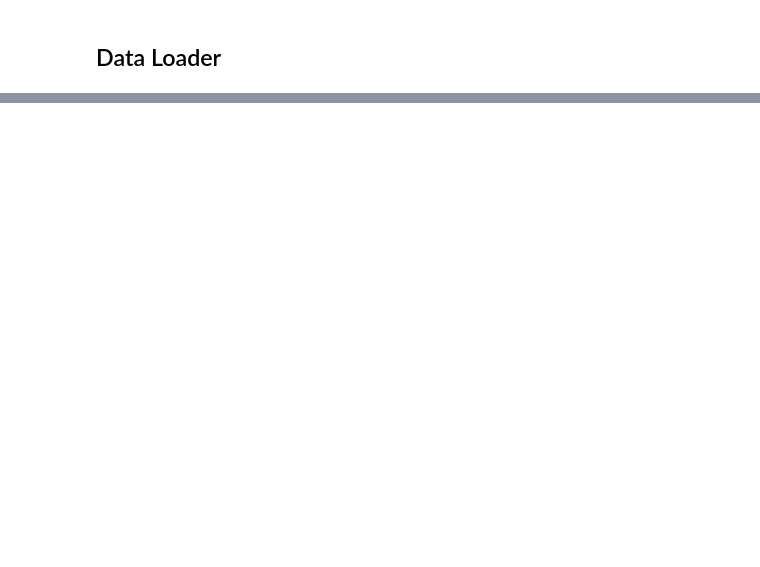
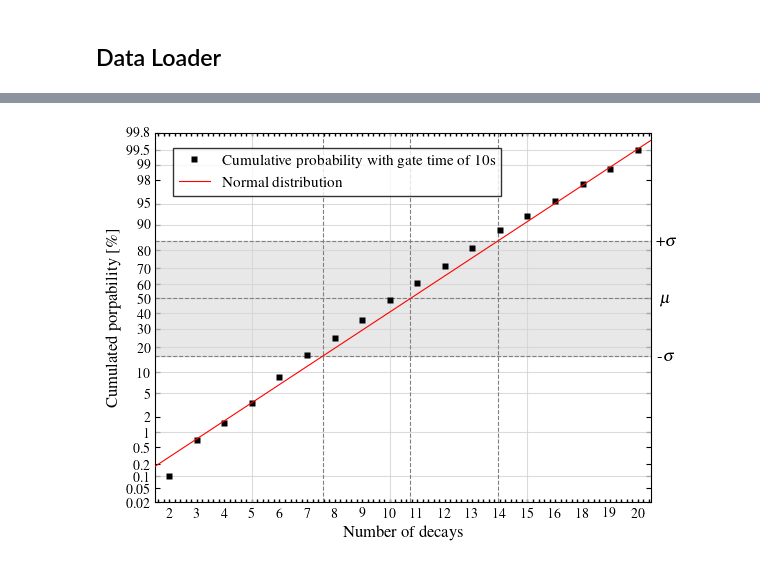
Before and after one commit to dantona02/C2lab, a Jupyter notebook: C46.ipynb, the cells around one changed output, grey strips where cells are left out. Drawn from its saved outputs; the diff is of its cells as text; code cells hidden in the pictures; blank space fills up the shorter version.

```diff
--- a/C46.ipynb
+++ b/C46.ipynb
@@ -35,0 +115,7 @@ np.mean([min(voltage[:,0][7:]), max(voltage[:,0][7:])])
+# %%
+probs = counts / np.sum(counts)
+mean = np.sum(bins * probs)
+std_dev = np.sqrt(np.sum((bins-mean)**2 * probs))
+std_err = std_dev / np.sqrt(np.sum(counts))
+print(f'Mean: {mean:.2f} ± {std_err:.2f}')
+print(f'Std. deviation: {std_dev}')
@@ -35,0 +275,11 @@ np.mean([min(voltage[:,0][7:]), max(voltage[:,0][7:])])
+# %%
+probs_cum = np.cumsum(probs)
+xes = norm.ppf(probs_cum, loc=lam, scale=std_dev)
+theo_cdf = norm.cdf(bins, lam, std_dev)
+# %%
+x_norm = np.linspace(0,21,1000)
+norm_ideal = norm.cdf(x_norm, lam, std_dev)
+# %%
+normal = norm(loc=lam, scale=std_dev)
+probs_cum
+stats.pearsonr(probs_cum, theo_cdf)
@@ -35,0 +288,68 @@ np.mean([min(voltage[:,0][7:]), max(voltage[:,0][7:])])
+# %%
+fig, ax = plt.subplots(dpi=100)
+
+plt.rcParams["font.family"] = "times"
+plt.rcParams["text.usetex"] = True
+
+
+bin_list = ['2','3','4','5','6','7','8','9','10','11','12','13','14','15','16','18','19','20']
+ax.set_xticks(np.arange(2,20,1))
+ax.set_xticklabels(bin_list)
+
+x_lines = [5,10,15,20]
+y_lines = [.1,1,5,10,20,30,40,50,60,70,80,90,95,99,99.5]
+for x in x_lines:
+    ax.axvline(x, color='lightgray', linestyle='-', alpha=.8, linewidth=.8)
+for y in y_lines:
+    ax.axhline(y, color='lightgray', linestyle='-', alpha=.8, linewidth=.8)
+for i in [mean-std_dev, mean, mean+std_dev]:
+    ax.axvline(i, color='gray', linestyle='--', alpha=1, linewidth=.8)
+for i in [norm.cdf(mean-std_dev, lam, std_dev) * 100, norm.cdf(mean, lam, std_dev) * 100, norm.cdf(mean+std_dev, lam, std_dev) * 100]:
+    ax.axhline(i, color='gray', linestyle='--', alpha=1, linewidth=.8)
+
+ax.text(20, 50, r'$\mu$', ha='center', va='center', fontsize=12)
+ax.text(20, norm.cdf(mean-std_dev, lam, std_dev) * 100, r'-$\sigma$', ha='center', va='center', fontsize=12)
+ax.text(20, norm.cdf(mean+std_dev, lam, std_dev) * 100, r'+$\sigma$', ha='center', va='center', fontsize=12)
+
+ax.fill_between(np.linspace(0,21,1000), norm.cdf(mean-std_dev, lam, std_dev) * 100, norm.cdf(mean+std_dev, lam, std_dev) * 100, color='lightgray', alpha=0.5)
+
+ax.set_yscale('prob', dist=normal)
+ax.errorbar(bins[:-1], probs_cum[:-1] * 100,
+            capsize=4,
+            xerr=None, yerr=None,
+            ecolor='black',
+            elinewidth=.6,
+            capthick=.6,
+            markersize=4, fmt="s",
+            markeredgecolor='none', c="black",
+            label=f'Cumulative probability with gate time of 10s',
+            zorder=2)
+ax.plot(x_norm, norm_ideal * 100,
+        c='red',
+        linewidth=.8,
+        label='Normal distribution',
+        zorder=3)
+ax.set_ylim(0.02, 99.8)
+ax.set_xlim(1.5, 19.5)
+ax.set_ylabel(r'Cumulated porpability [$\%$]', fontsize=12)
+ax.set_xlabel('Number of decays', fontsize=12)
+ax.tick_params(axis='x', which='both',direction='in', labelsize=10, width=1, length=2, bottom=True, top=True)
+ax.tick_params(axis='y', which='both',direction='in', labelsize=10, left=True, right=True)
+
+ax.xaxis.set_minor_locator(AutoMinorLocator(5))
+
+handles, labels = plt.gca().get_legend_handles_labels()
+order = [1, 0]
+
+plt.legend([handles[idx] for idx in order],
+        [labels[idx] for idx in order],
+        loc="upper left",
+        bbox_to_anchor=(0.02, 0.98),
+        fancybox=False,
+        edgecolor='black',
+        fontsize=11)
+plt.show()
+
+# fig.savefig('/Users/danielmiksch/Library/CloudStorage/OneDrive-Persönlich/Uni/C-Praktikum/C46/Plots/cumdist.pdf')
+# %% [output]
+[figure, added]
```
Also changed, not shown: parts of 25 cells of this notebook.
